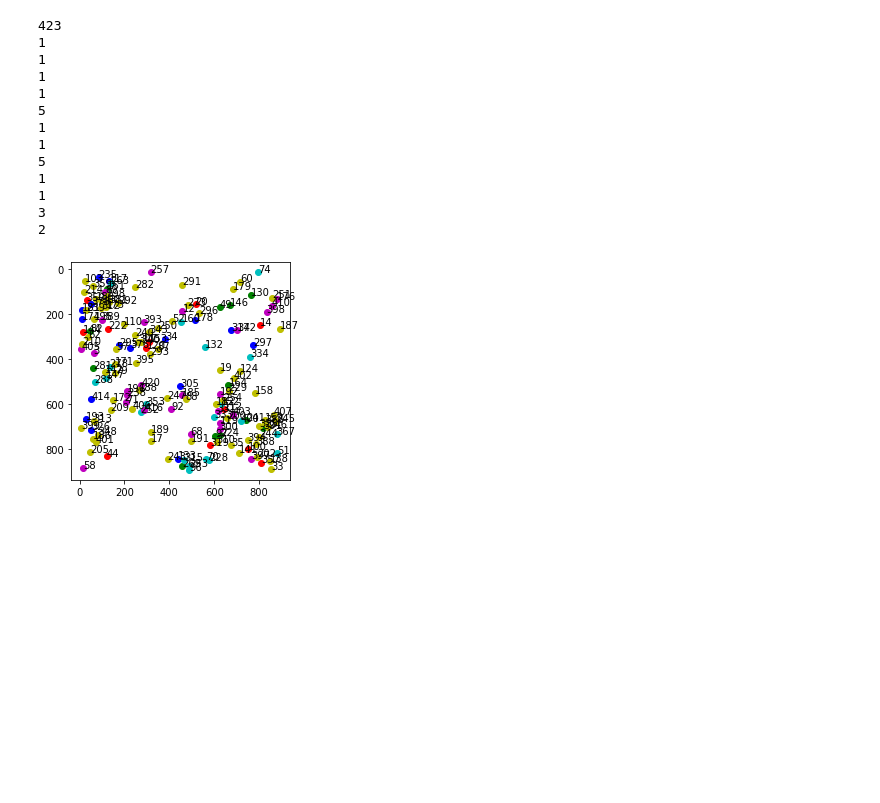
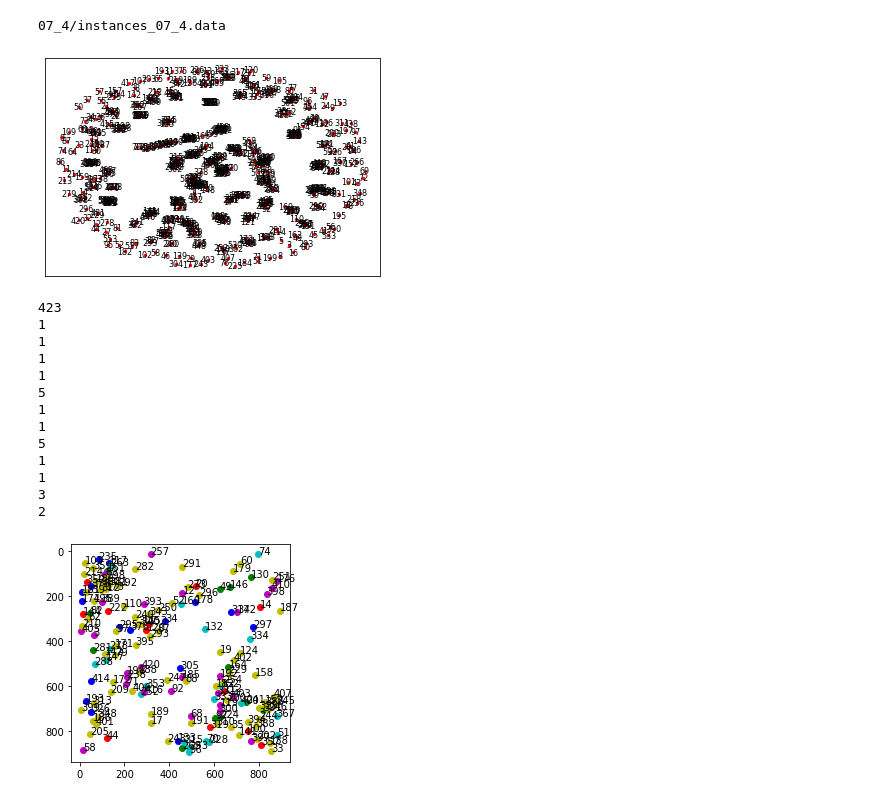
Before and after one commit to trevor-chan/research, a Jupyter notebook: morpho_scripts/NetworkAnalysis.ipynb, the cells around one changed output. Saved outputs shown, nothing was run; the diff lists cells and outputs as text; code cells hidden in the pictures; blank space fills up the shorter version.

```diff
--- a/morpho_scripts/NetworkAnalysis.ipynb
+++ b/morpho_scripts/NetworkAnalysis.ipynb
@@ -142,7 +173,7 @@ class network_object:
     def construct_polygon_list(self, instances):
         return [ np.reshape(mask[0], (int(len(mask[0])/2) , 2)) for mask in instances["pred_masks"] ]
 
-    def construct_adjacencies(self, instances, mindist = 15):
+    def construct_adjacencies(self, instances, mindist = 25):
         #takes a list of n cell_poly objects
         #takes a minimum distance defined as adjacent
         #returns an adjacency list of length n
@@ -183,14 +214,14 @@ class network_object:
                 g.add_edge(a,b)
         return g
 
-    def average_num_adjacencies(self):
+    def average_degree(self):
         return sum([len(sublist) for sublist in self.adjacency_list])/self.number
 
-    def num_adjacencies_variance(self):
+    def degree_variance(self):
         numadj = [len(sublist) for sublist in self.adjacency_list]
         return statistics.variance(numadj)
 
-    def plot_num_adjacencies(self):
+    def plot_degree(self):
         num_adjacencies = [len(sublist) for sublist in self.adjacency_list]
         fig = plt.figure()
         plt.hist(num_adjacencies, max(num_adjacencies))
@@ -198,16 +229,20 @@ class network_object:
         plt.xlabel('# neighbors')
         plt.ylabel('count')
 
-    def visualize_adjacencies(self):
-
+    def visualize_adjacencies(self, img = None, savefig = 0):
         fig, ax = plt.subplots()
-        ax.imshow(self.image, cmap=plt.cm.gray)
+        if self.image is None and img is None:
+            return 0
+        elif self.image is None:
+            ax.imshow(img, cmap=plt.cm.gray)
+        else:
+            ax.imshow(self.image, cmap=plt.cm.gray)
 
         for a,i in enumerate(self.adjacency_list):
             for b in i:
                 plt.plot([self.centroid_list[a][0],self.centroid_list[b][0]], [self.centroid_list[a][1],self.centroid_list[b][1]], color = 'b', linewidth = .2)
-
-        #plt.savefig('out.png', bbox_inches='tight', dpi = 300)
+        if savefig != 0:
+            plt.savefig('out.png', bbox_inches='tight', dpi = 300)
         plt.show()
 
     def visualize_graph(self):
@@ -218,0 +301,4 @@ class network_object:
+# %%
+toppath = "/Users/trevorchan/Desktop/test_tree_7"
+
+lineage_7 = lineage(toppath, 'lineage_7')
@@ -219,3 +323,9 @@ class network_object:
+# %%
+lineage_7.items[0][1][2].visualize_graph()
+print(lineage_7.items[0][1][2].tag)
+# %% [output]
+07_4/instances_07_4.data
+[figure, added]
 # %%
 if nx.is_connected(g) != True:
     components_g = nx.connected_components(g)
```
Also changed, not shown: parts of 10 cells of this notebook.
